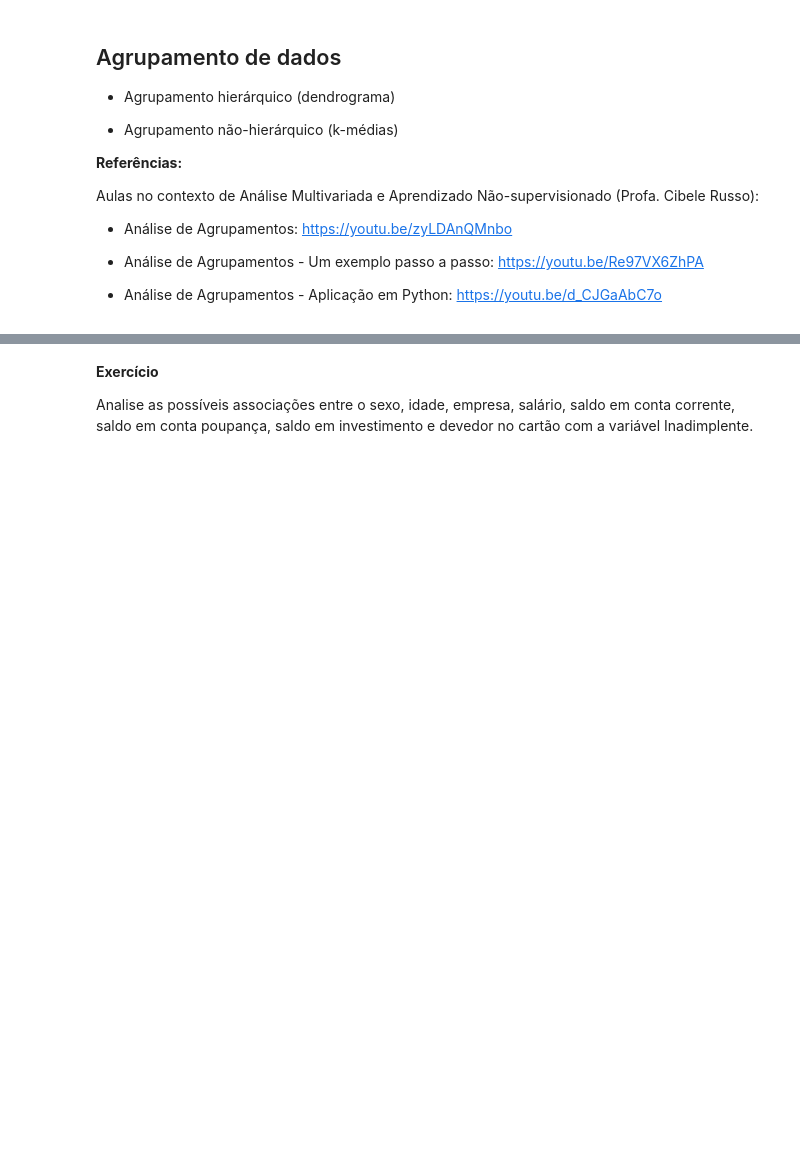
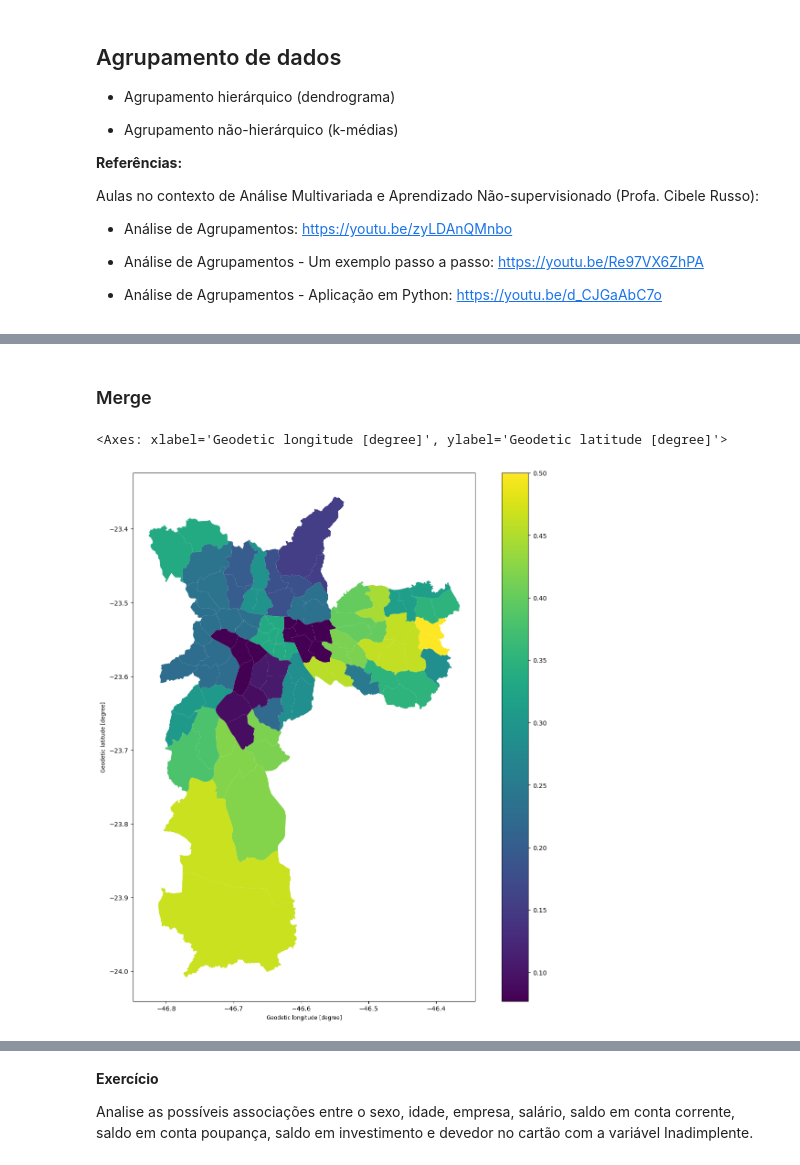
Before and after one commit to cibelerusso/EstatisticaI, a Jupyter notebook: Notebooks/5 AnaliseExploratoriadeDados.ipynb, the cells around one changed output, grey strips where cells are left out. Saved outputs shown, nothing was run; the diff lists cells and outputs as text; code cells hidden in the pictures; blank space fills up the shorter version.

```diff
--- a/Notebooks/5 AnaliseExploratoriadeDados.ipynb
+++ b/Notebooks/5 AnaliseExploratoriadeDados.ipynb
@@ -916,0 +1056,9 @@ Aulas no contexto de Análise Multivariada e Aprendizado Não-supervisionado (Pr
+# %%
+# Dados de distritos com informações para mapa coroplético
+
+import geopandas as gpd
+dados = pd.read_csv('https://raw.githubusercontent.com/cibelerusso/Datasets/main/amostra_banco_distrito.csv', decimal=',')
+dados_agregados = dados.drop(['Cliente', 'Sexo', 'Empresa'], axis=1).groupby(by='Distrito').mean()
+
+distritos = gpd.read_file('https://raw.githubusercontent.com/cibelerusso/Datasets/8a162fdfc5c1f3bb8825cf8d87cdbff42790c21f/distritos-sp.geojson')
+distritos.head(3)
@@ -916,0 +1070,14 @@ Aulas no contexto de Análise Multivariada e Aprendizado Não-supervisionado (Pr
+# %% [markdown]
+### Merge
+# %%
+
+plt.rcParams["figure.figsize"] = [15, 15]
+
+all_data = pd.merge(dados_agregados, distritos, how='left', left_on='Distrito', right_on='ds_subpref')
+all_data
+
+gdf = gpd.GeoDataFrame(all_data, geometry='geometry')
+gdf.plot(column='Inadimplente', legend=True, )
+# %% [output]
+<Axes: xlabel='Geodetic longitude [degree]', ylabel='Geodetic latitude [degree]'>
+[figure, added]
```
Also changed, not shown: parts of 33 cells of this notebook.
